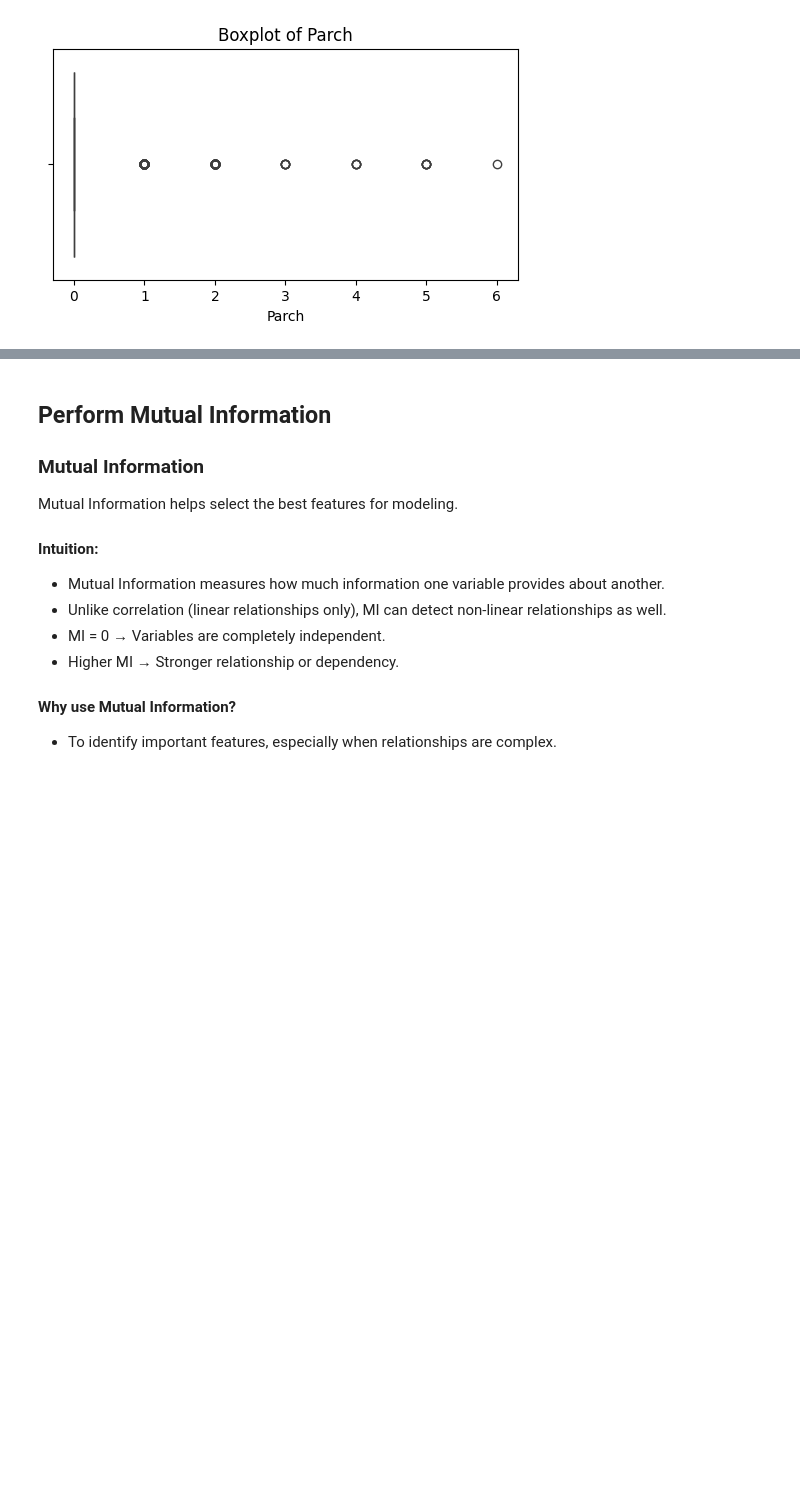
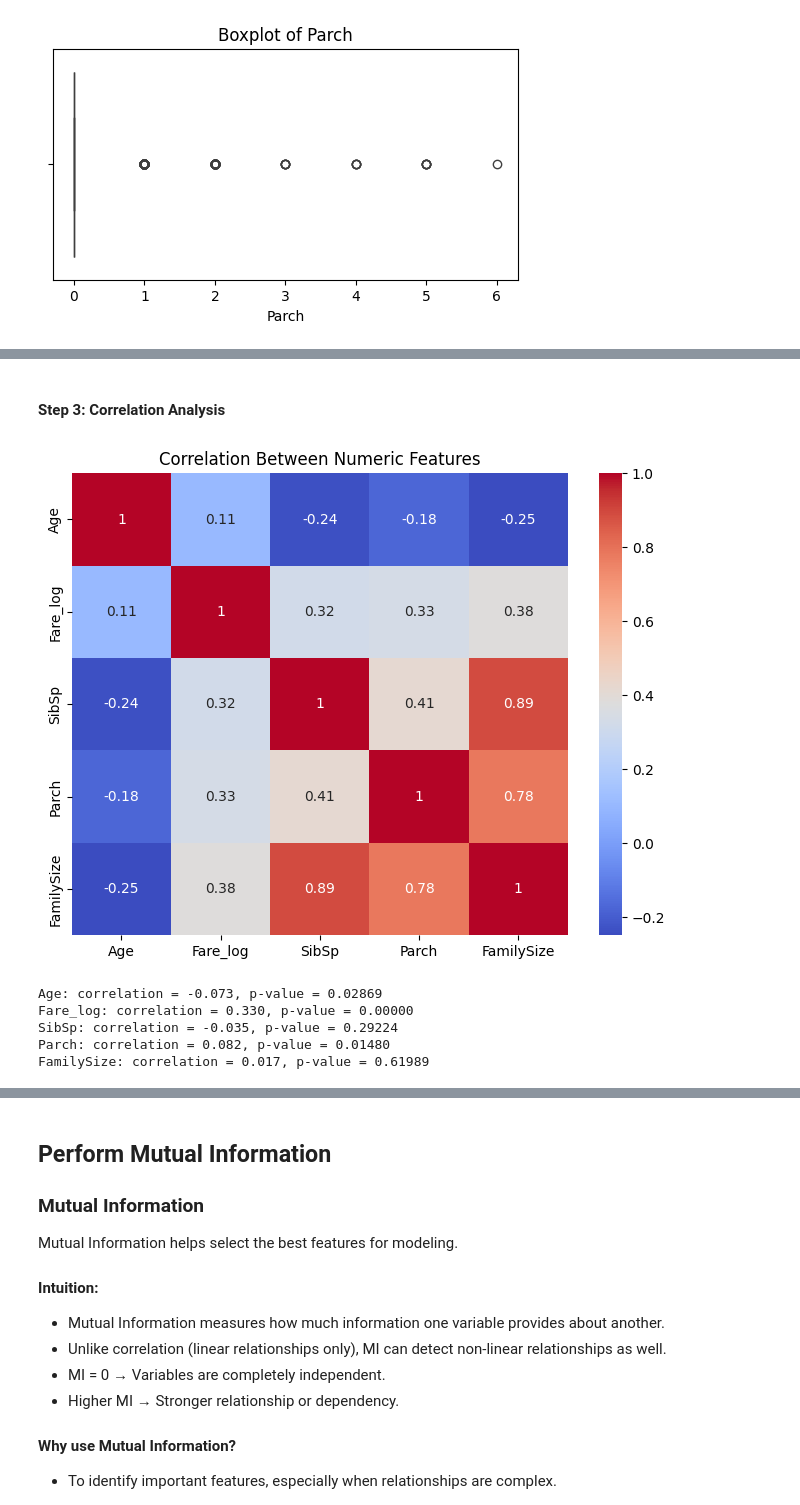
Before and after one commit to evan-gloria/titanic-survival-prediction, a Jupyter notebook: notebooks/Titanic_EDA.ipynb, the cells around one changed output, grey strips where cells are left out. Cells and saved outputs as stored; diff of their text form; code cells hidden in the pictures; blank space fills up the shorter version.

```diff
--- a/notebooks/Titanic_EDA.ipynb
+++ b/notebooks/Titanic_EDA.ipynb
@@ -539,0 +724,31 @@ Parch correlation with Survival: correlation=0.0816, p-value=0.0148
+# %% [markdown]
+#### Step 3: Correlation Analysis
+# %%
+# Only select the numeric features
+num_cols = ['Age', 'Fare_log', 'SibSp', 'Parch', 'FamilySize']
+
+# Pearson correlation matrix
+corr = train[num_cols].corr()
+
+# Plot heatmap
+plt.figure(figsize=(8, 6))
+sns.heatmap(corr, annot=True, cmap='coolwarm')
+plt.title("Correlation Between Numeric Features")
+plt.show()
+# %% [output]
+[figure, added]
+# %%
+from scipy.stats import pointbiserialr
+
+target = 'Survived'
+features = ['Age', 'Fare_log', 'SibSp', 'Parch', 'FamilySize']
+
+for feature in features:
+    corr, pval = pointbiserialr(train[feature], train[target])
+    print(f"{feature}: correlation = {corr:.3f}, p-value = {pval:.5f}")
+# %% [output]
+Age: correlation = -0.073, p-value = 0.02869
+Fare_log: correlation = 0.330, p-value = 0.00000
+SibSp: correlation = -0.035, p-value = 0.29224
+Parch: correlation = 0.082, p-value = 0.01480
+FamilySize: correlation = 0.017, p-value = 0.61989
```
Also changed, not shown: parts of 31 cells of this notebook, 2 other files.
